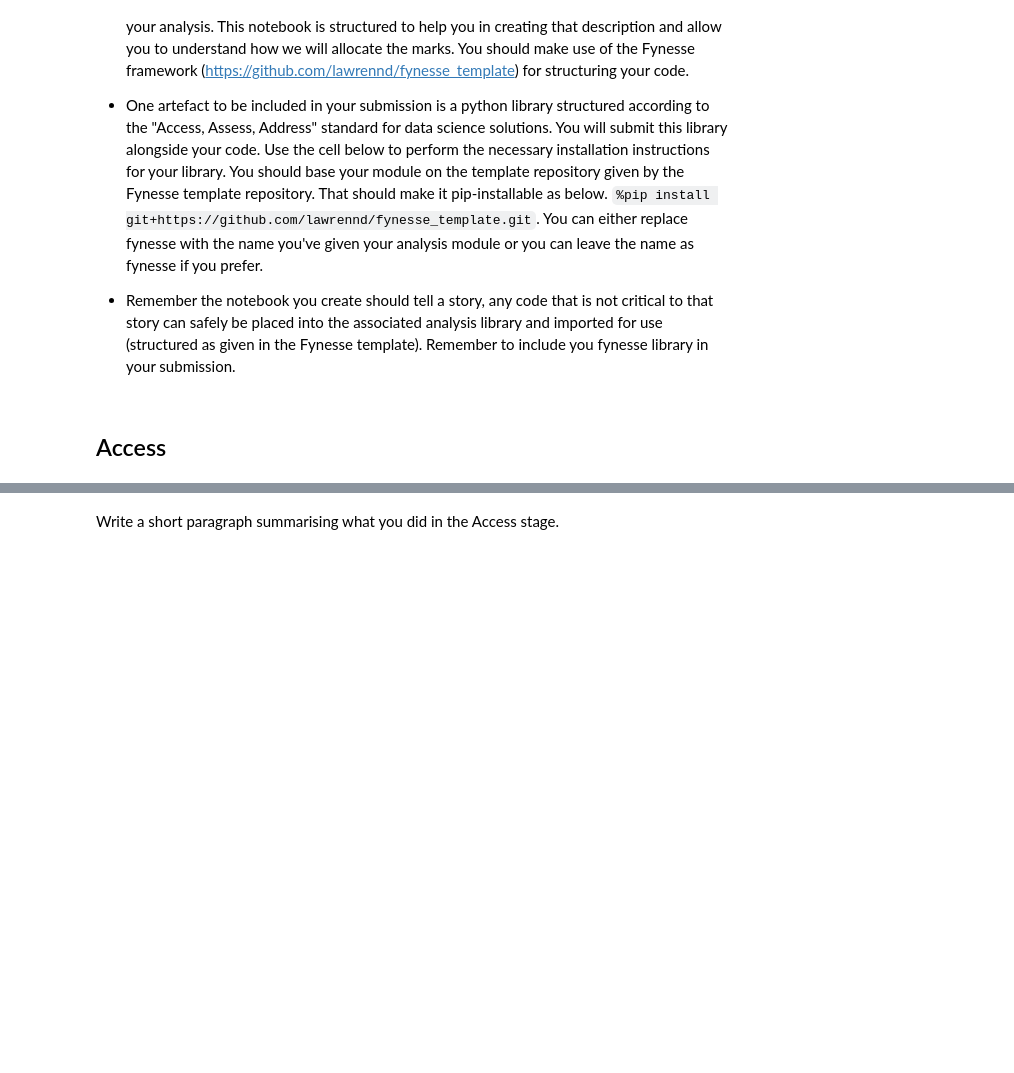
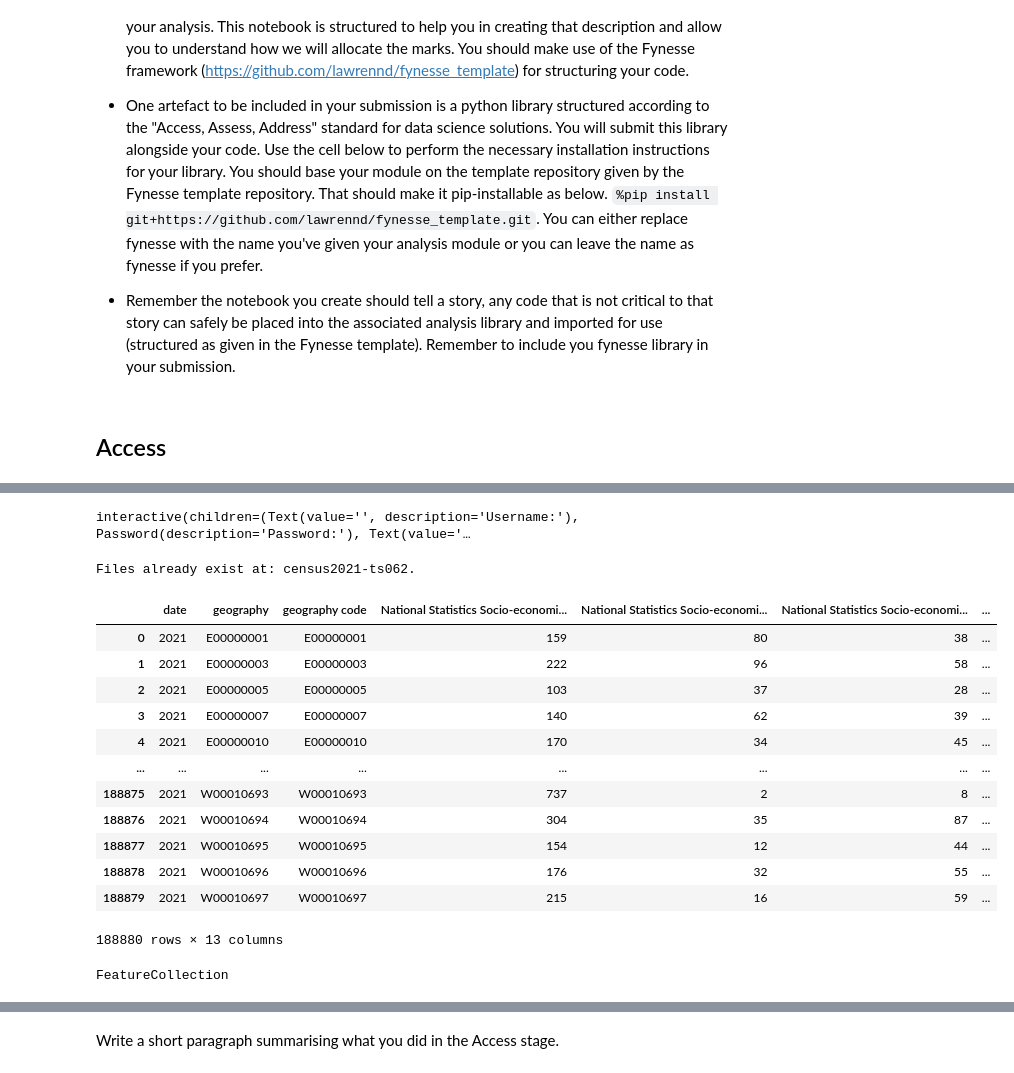
Before and after one commit to ClaireCooper/cjc233_ads_2024, a Jupyter notebook: notebooks/ads_course_assessment.ipynb, the cells around one changed output, grey strips where cells are left out. Saved outputs shown, nothing was run; the diff lists cells and outputs as text; code cells hidden in the pictures; blank space fills up the shorter version.

```diff
--- a/notebooks/ads_course_assessment.ipynb
+++ b/notebooks/ads_course_assessment.ipynb
@@ -126,0 +156,14 @@ import fynesse
+# %%
+@interact_manual(username=Text(description="Username:"),
+                password=Password(description="Password:"),
+                url=Text(description="URL:"),
+                port=Text(description="Port:"))
+def write_credentials(username, password, url, port):
+    with open("credentials.yaml", "w") as file:
+        credentials_dict = {'username': username,
+                           'password': password,
+                           'url': url,
+                           'port': port}
+        yaml.dump(credentials_dict, file)
+# %% [output]
+interactive(children=(Text(value='', description='Username:'), Password(description='Password:'), Text(value='…
@@ -126,0 +177,20 @@ import fynesse
+# %%
+fynesse.access.download_census_data('TS062')
+
+sec_df = fynesse.access.load_census_data('TS062', level='oa')
+sec_df
+# %% [output]
+Files already exist at: census2021-ts062.
+|  | date | geography | geography code | National Statistics Socio-economi... | National Statistics Socio-economi... | National Statistics Socio-economi... | ... |
+| 0 | 2021 | E00000001 | E00000001 | 159 | 80 | 38 | ... |
+| 1 | 2021 | E00000003 | E00000003 | 222 | 96 | 58 | ... |
+| 2 | 2021 | E00000005 | E00000005 | 103 | 37 | 28 | ... |
+| 3 | 2021 | E00000007 | E00000007 | 140 | 62 | 39 | ... |
+| 4 | 2021 | E00000010 | E00000010 | 170 | 34 | 45 | ... |
+| ... | ... | ... | ... | ... | ... | ... | ... |
+| 188875 | 2021 | W00010693 | W00010693 | 737 | 2 | 8 | ... |
+| 188876 | 2021 | W00010694 | W00010694 | 304 | 35 | 87 | ... |
+| 188877 | 2021 | W00010695 | W00010695 | 154 | 12 | 44 | ... |
+| 188878 | 2021 | W00010696 | W00010696 | 176 | 32 | 55 | ... |
+| 188879 | 2021 | W00010697 | W00010697 | 215 | 16 | 59 | ... |
+188880 rows × 13 columns
@@ -126,0 +207,7 @@ import fynesse
+# %%
+with open('output_areas.geojson', 'r') as f:
+  oa_json = json.load(f)
+
+print(oa_json['type'])
+# %% [output]
+FeatureCollection
```
Also changed, not shown: parts of 33 cells of this notebook.
